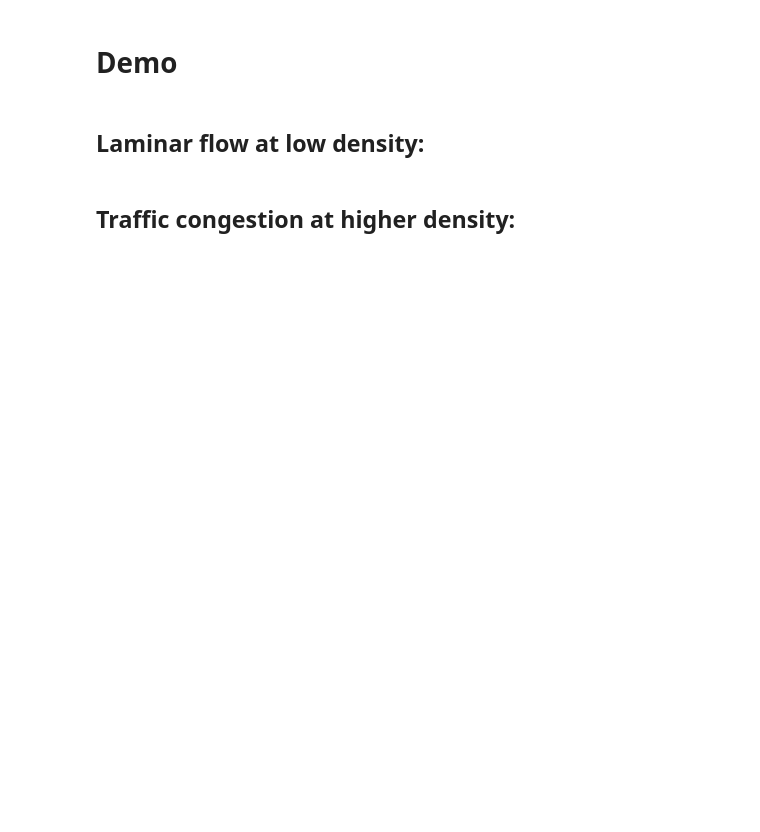
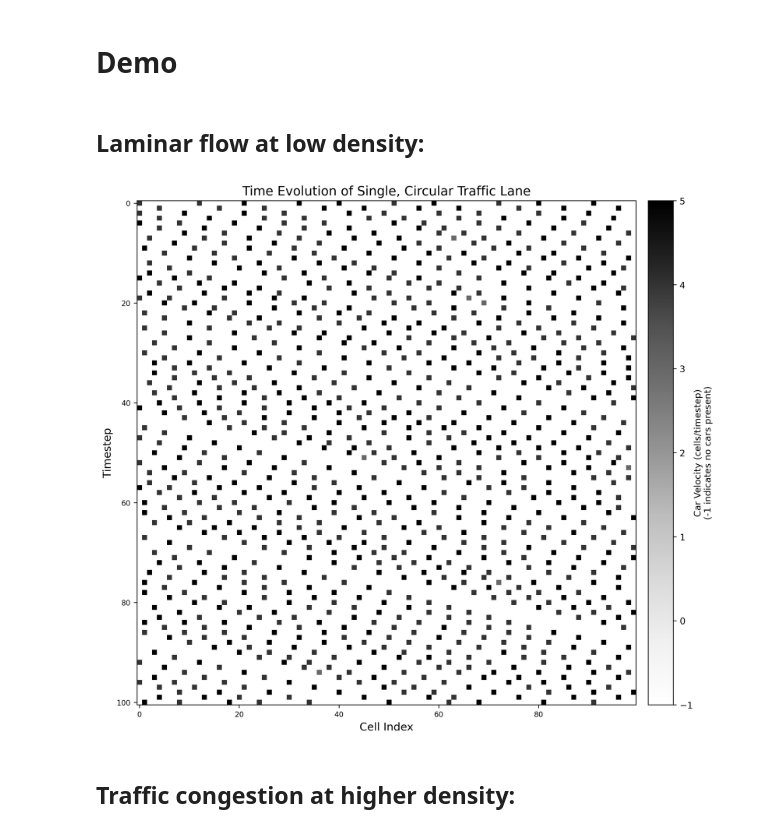
Before and after one commit to starmallow/PHY329_Project, a Jupyter notebook: demos/demo.ipynb, the cells around one changed output. Cells and saved outputs as stored; diff of their text form; code cells hidden in the pictures; blank space fills up the shorter version.

```diff
--- a/demos/demo.ipynb
+++ b/demos/demo.ipynb
@@ -47,7 +12,9 @@ plt.show()
 # %% [markdown]
 ## Laminar flow at low density:
 # %%
-# above plot using low density
+SpaceTimePlot(cells=100, system_density=0.1, timesteps=100)
+# %% [output]
+[figure, added]
 # %% [markdown]
 ## Traffic congestion at higher density:
 # %%
```
Also changed, not shown: parts of 7 cells of this notebook, 2 other files.
